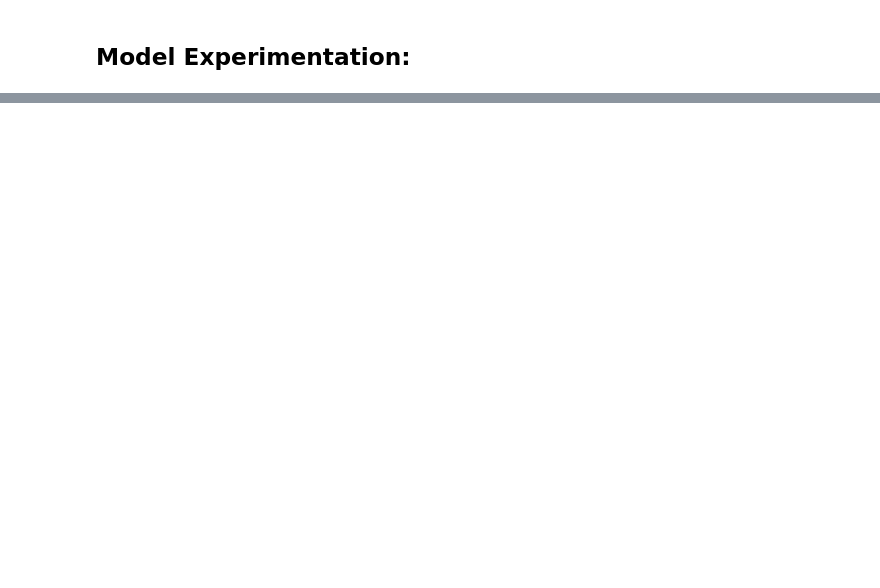
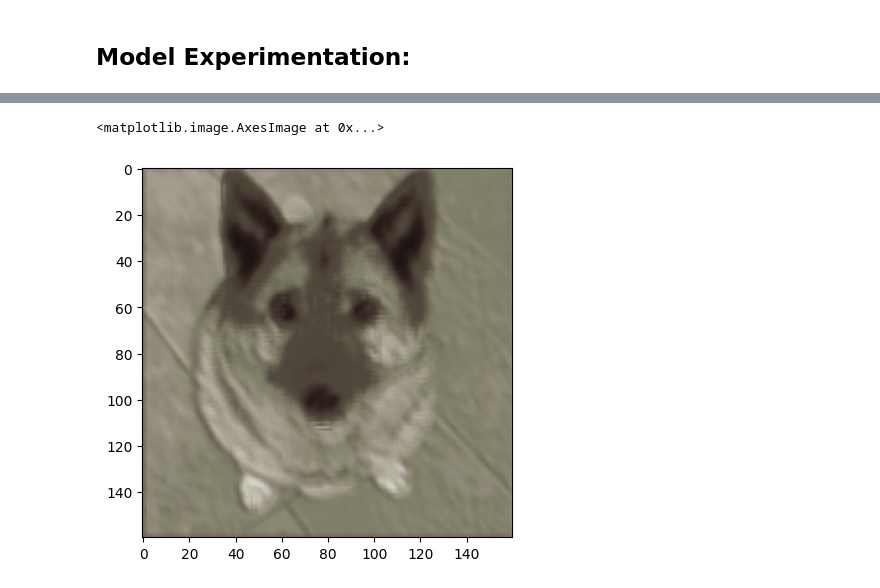
Before and after one commit to Yug-Oswal/imagenet-imagecoloring, a Jupyter notebook: imagecolor-init.ipynb, the cells around one changed output, grey strips where cells are left out. Saved outputs shown, nothing was run; the diff lists cells and outputs as text; code cells hidden in the pictures; blank space fills up the shorter version.

```diff
--- a/imagecolor-init.ipynb
+++ b/imagecolor-init.ipynb
@@ -187,0 +171,4 @@ _________________________________________________________________
+# %%
+EPOCHS = 10
+# %%
+model.fit(train_data, epochs=EPOCHS, validation_data=val_data, verbose=2)
@@ -187,0 +194,2 @@ _________________________________________________________________
+# %%
+result = model.predict(batch[0])
@@ -187,0 +203,5 @@ _________________________________________________________________
+# %%
+plt.imshow((result[0] + 1) / 2)
+# %% [output]
+<matplotlib.image.AxesImage at 0x...>
+[figure, added]
```
Also changed, not shown: parts of 13 cells of this notebook.
